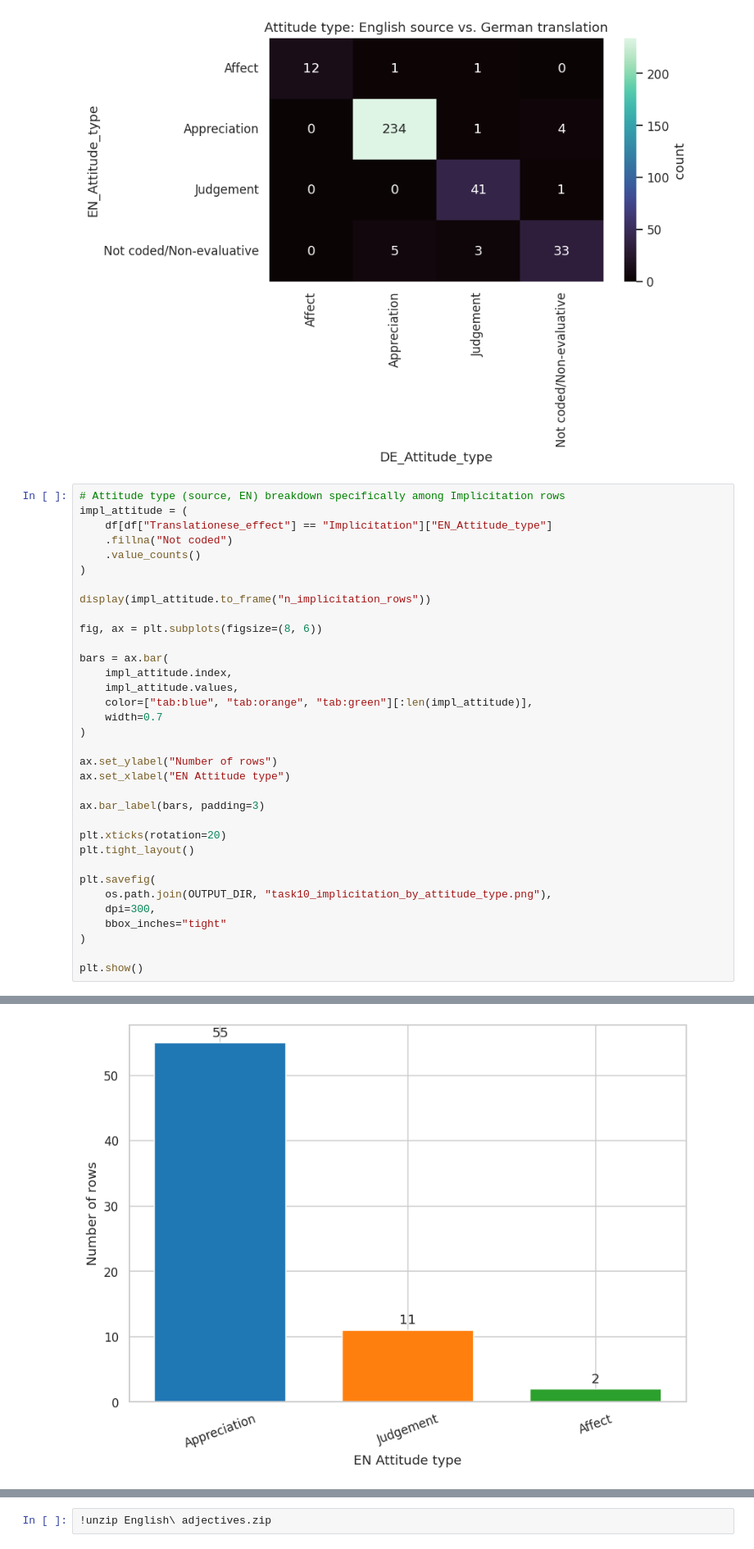
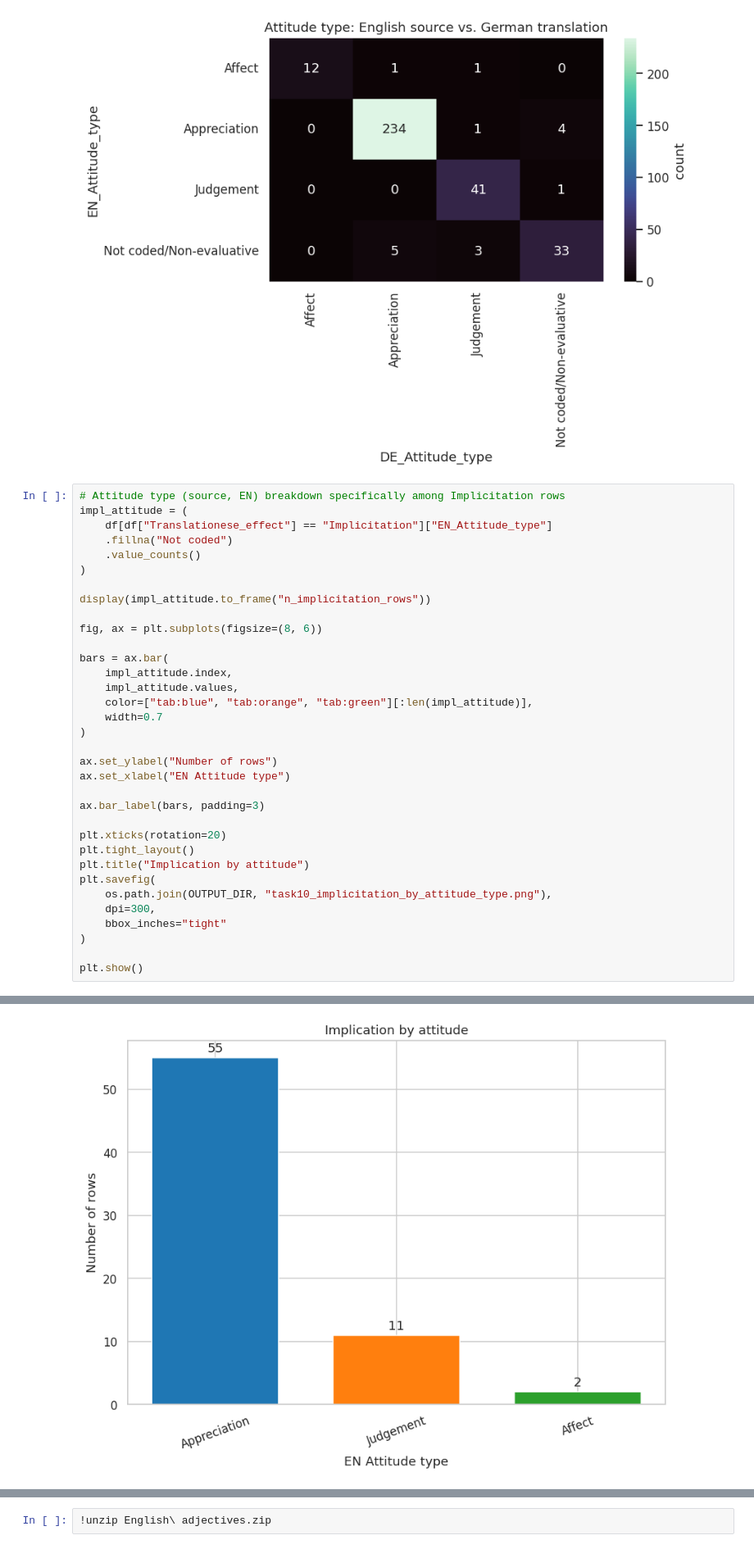
Before and after one commit to happy522/LREC2026-EmotionalizTED-Corpus, a Jupyter notebook: NEW analysis/implicitation_study_analysis_with titles.ipynb, the cells around one changed output, grey strips where cells are left out. Shown at 82% size. Drawn from its saved outputs; the diff is of its cells as text.

Commit message:
added implication study outputs

```diff
--- a/NEW analysis/implicitation_study_analysis.ipynb
+++ b/NEW analysis/implicitation_study_analysis_with titles.ipynb
@@ -748,35 +748,35 @@ display(impl_attitude.to_frame("n_implicitation_rows"))
 
 fig, ax = plt.subplots(figsize=(8, 6))
 
 bars = ax.bar(
     impl_attitude.index,
     impl_attitude.values,
     color=["tab:blue", "tab:orange", "tab:green"][:len(impl_attitude)],
     width=0.7
 )
 
 ax.set_ylabel("Number of rows")
 ax.set_xlabel("EN Attitude type")
 
 ax.bar_label(bars, padding=3)
 
 plt.xticks(rotation=20)
 plt.tight_layout()
-
+plt.title("Implication by attitude")
 plt.savefig(
     os.path.join(OUTPUT_DIR, "task10_implicitation_by_attitude_type.png"),
     dpi=300,
     bbox_inches="tight"
 )
 
 plt.show()
 # %% [output]
 |  | n_implicitation_rows |
 | EN_Attitude_type |  |
 | Appreciation | 55 |
 | Judgement | 11 |
 | Affect | 2 |
-[figure, old version]
+[figure, new version]
 # %% [markdown]
 
 ## 11. Implicitation rate by domain
```
Also changed, not shown: parts of 1 cell of this notebook, 2 other files.
